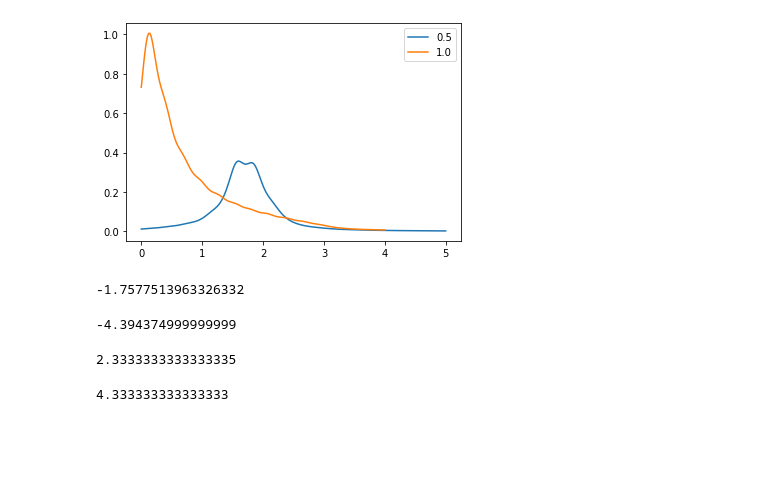
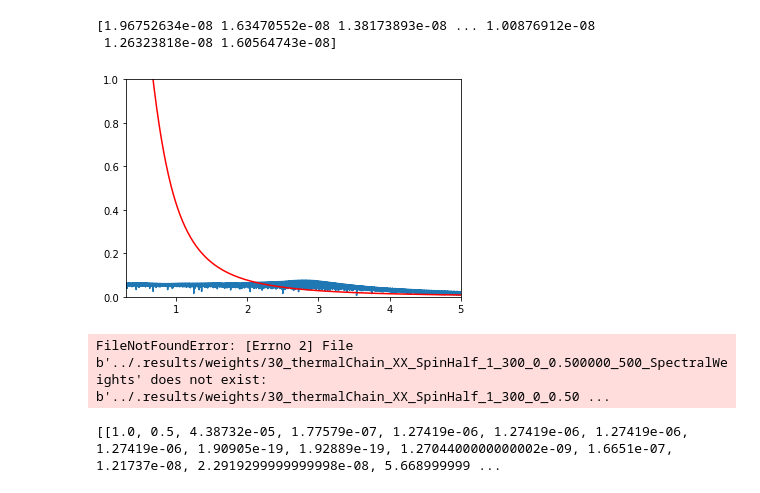
Before and after one commit to n-e-sherman/mps, a Jupyter notebook: jupyter/Untitled.ipynb, the cells around one changed output. Cells and saved outputs as stored; diff of their text form; code cells hidden in the pictures; blank space fills up the shorter version.

Commit message:
Chebyshev method implemented

```diff
--- a/jupyter/Untitled.ipynb
+++ b/jupyter/Untitled.ipynb
@@ -14,27 +72,45 @@ dft = df.loc[(df['eta'] == 0.2) & (df['thermal'] == 0) & (df['N']==32)]
+# %%
+dft = pd.read_csv('S/Heisenberg_50_Chebyshev')
+qs = dft.qFactor.unique()
+omegas = dft.omega.unique()
+dft['phis'] = dft.omega/(dft.qFactor**(3.0/2.0))
+dft['Sp'] = 0.5*(dft.qFactor**(3.0/2.0))*dft.S
+phis = []
+#for q in qs:
+#    for omega in omegas:
+#        phis.append(omega/(q**(3/2)))
+#        s.append((q**(3/2))*float(dft.loc[(dft['qFactor']==q) & (dft['omega']==omega)].S))
 # %%
-qs = dft.qFactor.unique()
-q = np.max(qs)
+phis = np.array(dft.phis)
+s = np.array(dft.Sp)
+inds = np.argsort(phis)
+phis = phis[inds]
+s = s[inds]
+plt.plot(phis,s)
+print(s)
+phis = np.sort(phis)
+f = open('phis.txt','w')
+for p in phis:
+    f.write(str(p)+'\n')
+f.close()
+#print(len(phis))
+# q = np.max(qs)
 kpz = pd.read_csv('../scripts/Mathematica/kpz.txt')
-for q in qs:
-    res = dft.loc[dft['qFactor'] == q]
-    plt.plot(res.omega,res.SR,label=str(q))
-plt.legend()
+plt.plot(kpz.omega,kpz.fdot,color='r')
+plt.ylim(0,1)
+plt.xlim(0.3,5)
 plt.show()
+#for q in qs:
+#    res = dft.loc[dft['qFactor'] == q]
+#    plt.plot(res.omega,res.S,label=str(q))
+#plt.legend()
+#plt.xlim(0,2)
+#plt.show()
 # %% [output]
+[1.96752634e-08 1.63470552e-08 1.38173893e-08 ... 1.00876912e-08
+ 1.26323818e-08 1.60564743e-08]
-[figure, old version]
+[figure, new version]
-# %%
--2.209586674160293+0.4518352778276601
-# %% [output]
--1.7577513963326332
-# %%
--1.75775/0.4
-# %% [output]
--4.394374999999999
-# %%
-7/3
-# %% [output]
-2.3333333333333335
-# %%
-13/3
-# %% [output]
-4.333333333333333
+# %%
+dfw = pd.read_csv('../.results/weights/30_thermalChain_XX_SpinHalf_1_300_0_0.500000_500_SpectralWeights')
+# %% [output]
+FileNotFoundError: [Errno 2] File b'../.results/weights/30_thermalChain_XX_SpinHalf_1_300_0_0.500000_500_SpectralWeights' does not exist: b'../.results/weights/30_thermalChain_XX_SpinHalf_1_300_0_0.50 ...
@@ -40,0 +119,15 @@ plt.show()
+# %%
+weightsCut = 0.0001
+residueCut = 0.5
+weights = []
+residuals = []
+frequencies = []
+for i in range(1,21):
+    weights.append(list(dfwt['weights'+str(i)]))
+    residuals.append(list(dfwt['residues'+str(i)]))
+    frequencies.append(list(dfwt['frequencies'+str(i)]))
+iterations = list(dfwt['iterations'])
+omegas = frequencies
+print(weights)
+# %% [output]
+[[1.0, 0.5, 4.38732e-05, 1.77579e-07, 1.27419e-06, 1.27419e-06, 1.27419e-06, 1.27419e-06, 1.90905e-19, 1.92889e-19, 1.2704400000000002e-09, 1.6651e-07, 1.21737e-08, 2.2919299999999998e-08, 5.668999999 ...
```
Also changed, not shown: parts of 11 cells of this notebook, 26 other files.
